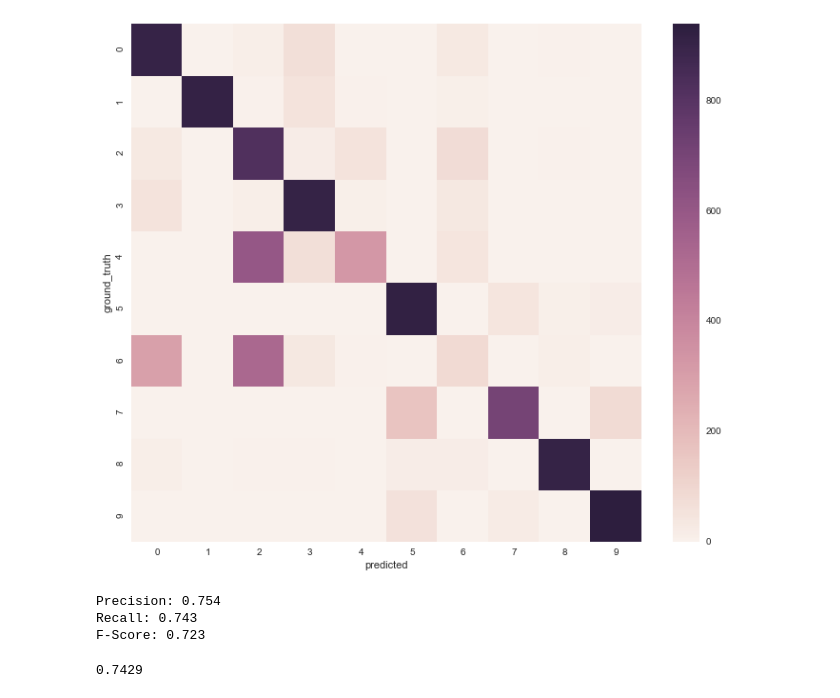
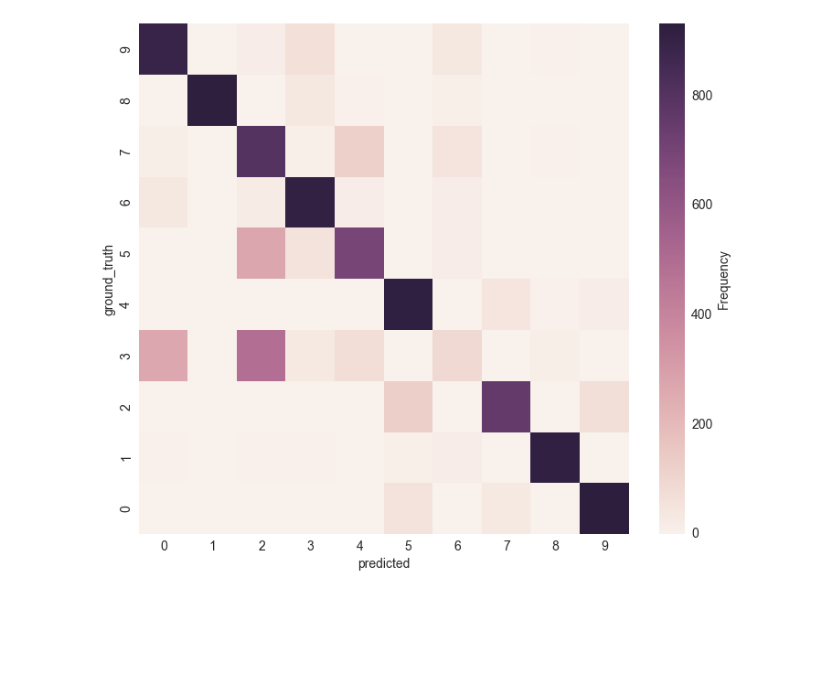
Before and after one commit to elsqueegie/18-sem1-5329-first-assignment, a Jupyter notebook: code/Results.ipynb, the cells around one changed output. Drawn from its saved outputs; the diff is of its cells as text; code cells hidden in the pictures; blank space fills up the shorter version.

```diff
--- a/code/Results.ipynb
+++ b/code/Results.ipynb
@@ -488,8 +493,8 @@ def heatmap_confusion_matrix(conf_matrix):
     Projects the confusion matrix as a heatmap, with the
     '''
     plt.figure(figsize=(12,10))
-    g = sns.heatmap(conf_matrix)
-    plt.show()
+    g = sns.heatmap(conf_matrix, cbar_kws={'label':'Frequency'})
+    return g
 
 def get_curve(buckets, probabilities, iclass, ground_truth):
     probs = probabilities[:,iclass]
@@ -552,28 +553,13 @@ heatmap_confusion_matrix(cm)
-# %%
-cm = get_multiclass_confusion_matrix(validation_predictions, validation_ground_truth)
-heatmap_confusion_matrix(cm)
-# %% [output]
-[figure, removed]
-# %%
-# Compute precision, recall and f1-score for the scikit-learn MNB classifier
-
-f1_score = 0
-recall = 0
-precision = 0
-
-
-for iclass in set(Y_val):
-    #Weight each metric by the prevalence of the class in the data
-    weight = (label==iclass).mean()
-    f1_score += get_f1_score(cm,iclass) * weight
-    recall += get_recall(cm,iclass) * weight
-    precision += get_precision(cm,iclass) * weight
-print("Precision: {:.3f}\nRecall: {:.3f}\nF-Score: {:.3f}".format(precision, recall, f1_score))
-# %% [output]
-Precision: 0.754
-Recall: 0.743
-F-Score: 0.723
-# %%
-accuracy(validation_ground_truth, validation_predictions)
-# %% [output]
-0.7429
+# %%
+sns.set(font_scale=1.6)
+cm = get_multiclass_confusion_matrix(validation_predictions, validation_ground_truth)
+g = heatmap_confusion_matrix(cm)
+g.figure.axes[-1].yaxis.label.set_size(14)
+g.figure.axes[-1].yaxis.set_ticklabels([0,200,400,600,800], fontsize=14)
+
+g.figure.axes[0].xaxis.set_ticklabels([0,1,2,3,4,5,6,7,8,9], fontsize=14)
+g.figure.axes[0].xaxis.label.set_size(14)
+g.figure.axes[0].yaxis.set_ticklabels([0,1,2,3,4,5,6,7,8,9], fontsize=14)
+g.figure.axes[0].yaxis.label.set_size(14)
+# %% [output]
+[figure, added]
```
Also changed, not shown: parts of 11 cells of this notebook, 1 other file.
